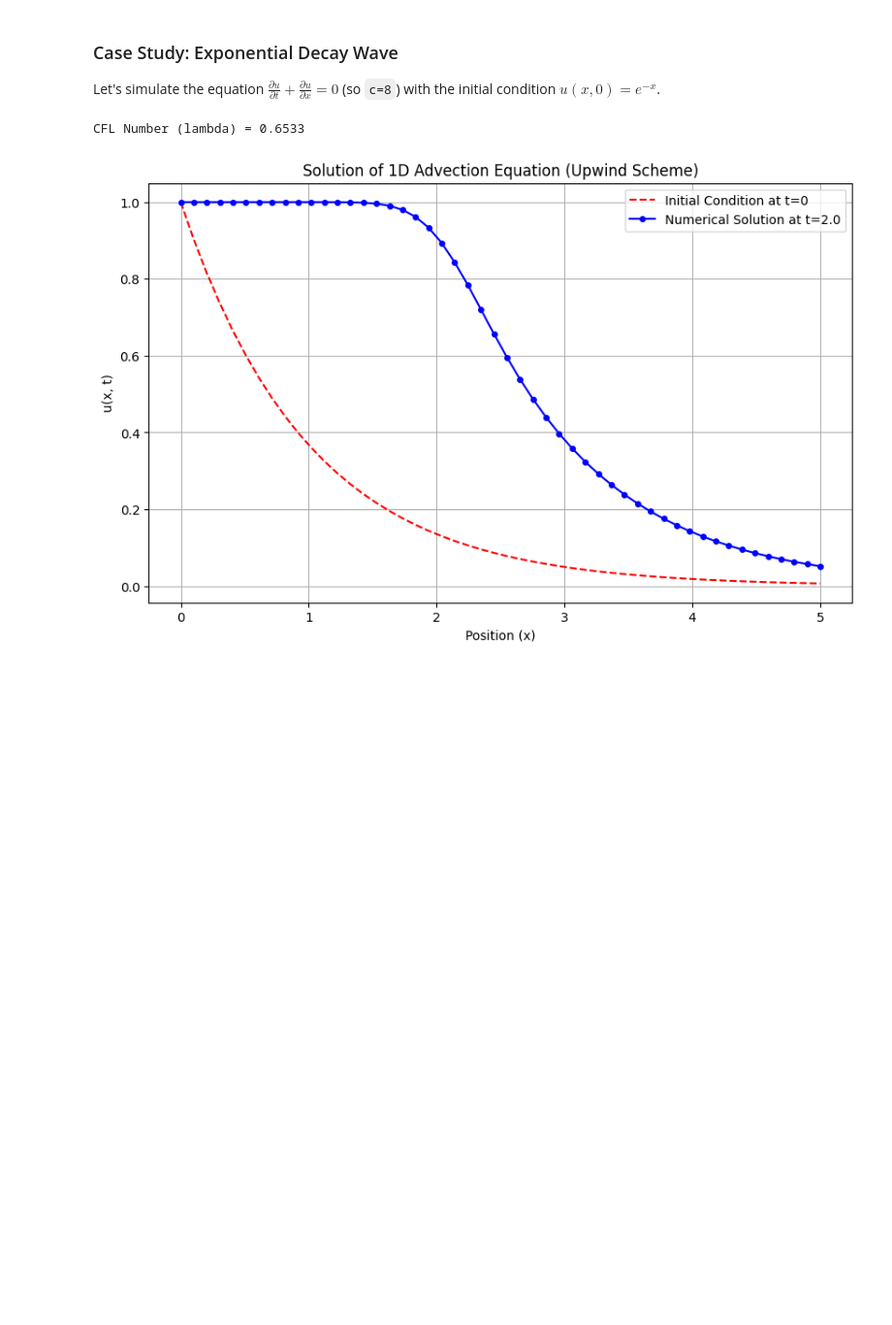
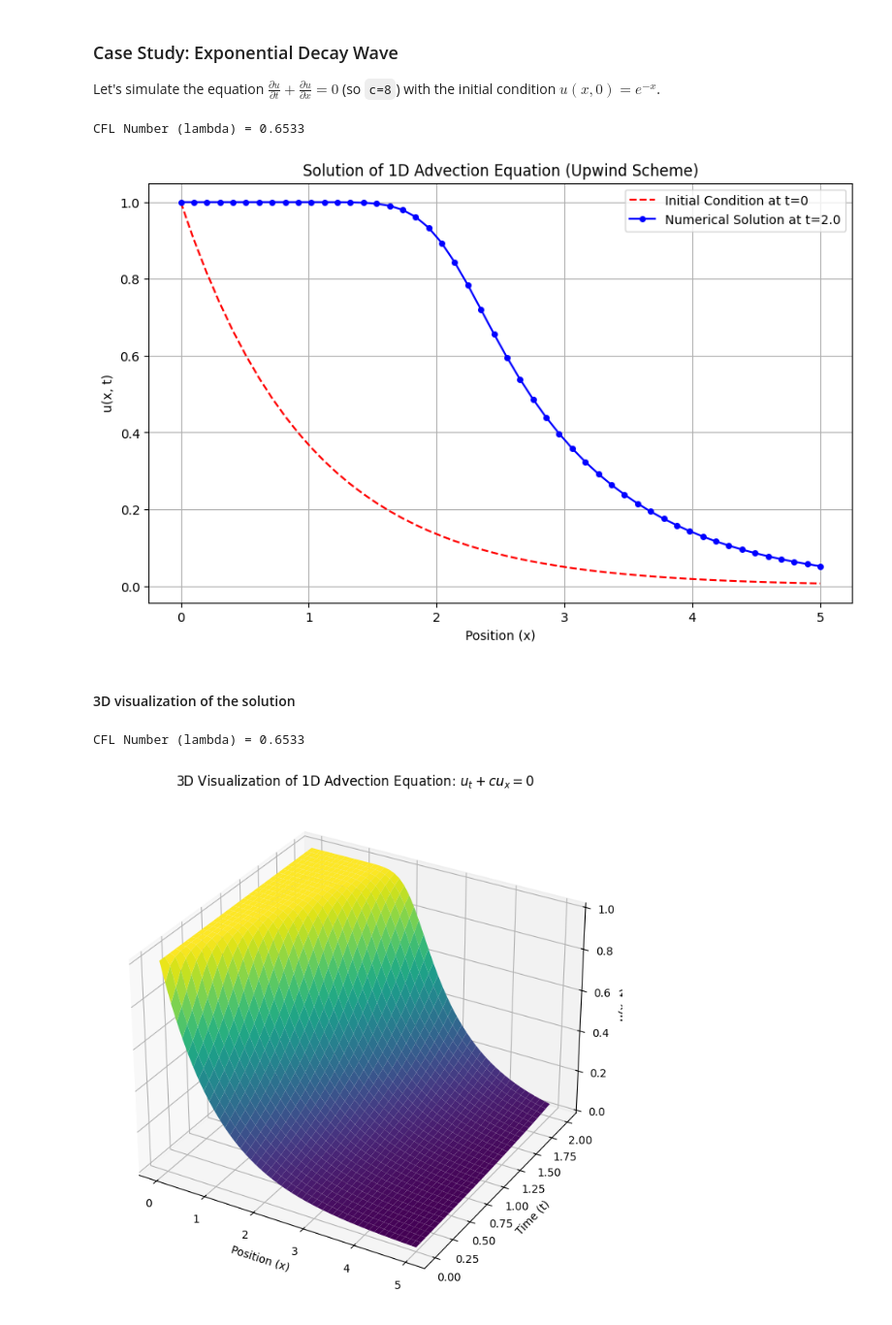
Before and after one commit to akshaysree-k/PDE, a Jupyter notebook: Lab_2.ipynb, the cells around one changed output. Shown at 97% size. Drawn from its saved outputs; the diff is of its cells as text; code cells hidden in the pictures; blank space fills up the shorter version.

```diff
--- a/Lab_2.ipynb
+++ b/Lab_2.ipynb
@@ -79,3 +79,58 @@ plt.show()
 # %% [output]
 CFL Number (lambda) = 0.6533
 [figure]
+# %% [markdown]
+#### 3D visualization of the solution
+# %%
+import numpy as np
+import matplotlib.pyplot as plt
+from mpl_toolkits.mplot3d import Axes3D
+
+# --- 1. Discretize Domain ---
+nx = 50       # Number of spatial points
+nt = 30       # Number of time steps
+Lx = 5.0      # Domain length
+T = 2.0       # Total time
+dx = Lx / (nx - 1)  # Spatial step
+dt = T / nt         # Time step
+
+c = 1.0       # Wave speed
+
+# --- 2. Check Stability ---
+lambda_ = c * dt / dx
+print(f"CFL Number (lambda) = {lambda_:.4f}")
+if lambda_ > 1:
+    print("Warning: CFL condition not met. The solution may be unstable!")
+
+# --- 3. Set Initial Condition ---
+x = np.linspace(0, Lx, nx)
+u = np.exp(-x)                 # u(x, 0) = e^(-x)
+u_initial = u.copy()
+U = np.zeros((nt + 1, nx))     # Storage for all time steps
+U[0, :] = u.copy()             # Store initial condition
+
+# --- 4. Time Marching Loop ---
+for n in range(1, nt + 1):
+    u_old = u.copy()
+    for i in range(1, nx):
+        u[i] = u_old[i] - lambda_ * (u_old[i] - u_old[i - 1])
+    U[n, :] = u.copy()
+
+# --- 5. Prepare Meshgrid for 3D Plot ---
+X, T_grid = np.meshgrid(x, np.linspace(0, T, nt + 1))
+
+# --- 6. 3D Surface Plot ---
+fig = plt.figure(figsize=(12, 7))
+ax = fig.add_subplot(111, projection='3d')
+
+ax.plot_surface(X, T_grid, U, cmap='viridis')
+ax.set_xlabel("Position (x)")
+ax.set_ylabel("Time (t)")
+ax.set_zlabel("u(x, t)")
+ax.set_title("3D Visualization of 1D Advection Equation: $u_t + c u_x = 0$")
+
+plt.tight_layout()
+plt.show()
+# %% [output]
+CFL Number (lambda) = 0.6533
+[figure, added]
```
Also changed, not shown: parts of 7 cells of this notebook.
